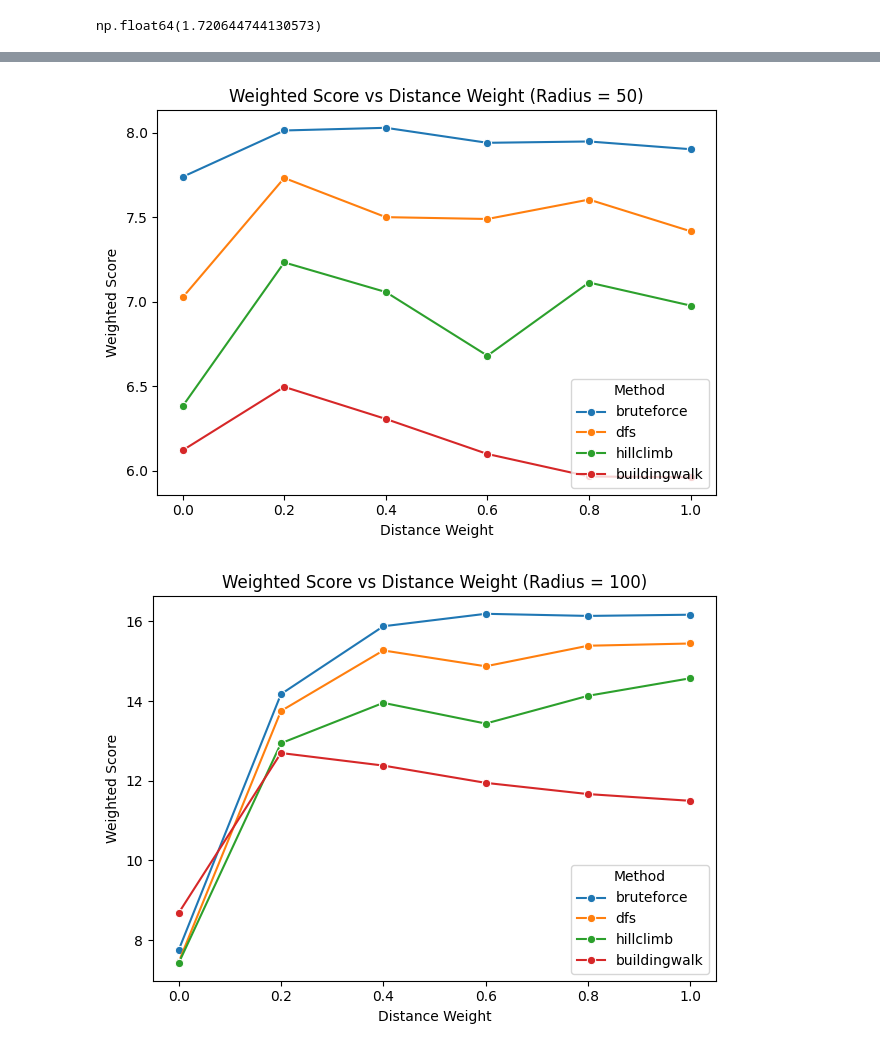
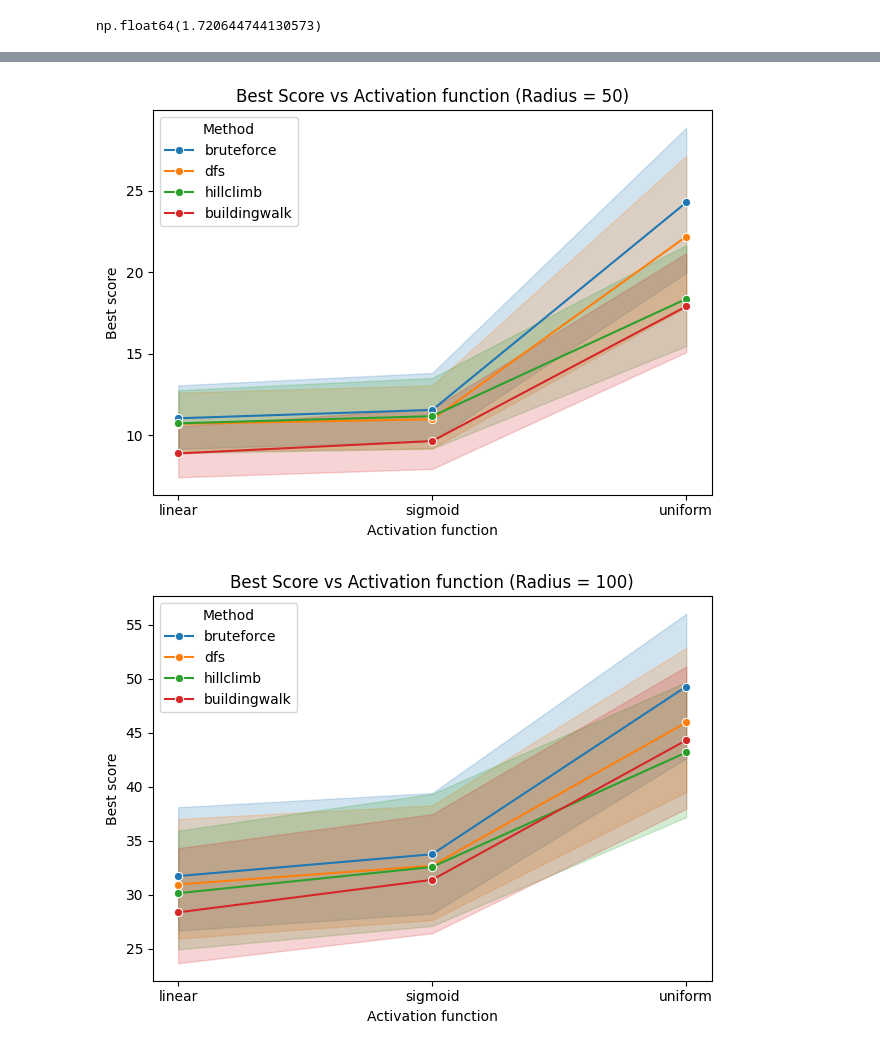
Before and after one commit to lewenhagen/AI_Enhanced_Method_for_Improved_CCTV_Camera_Placement, a Jupyter notebook: experiment-result.ipynb, the cells around one changed output, grey strips where cells are left out. Drawn from its saved outputs; the diff is of its cells as text; code cells hidden in the pictures.

```diff
--- a/experiment-result.ipynb
+++ b/experiment-result.ipynb
@@ -5,14 +5,15 @@ import pandas as pd
 import matplotlib.pyplot as plt
 import seaborn as sns
 import json
+import numpy as np
 
-exp_json = "./experiment-20260213.json"
+exp_json = "./experiment-20260218.json"
 
 methods = ["bruteforce", "dfs", "hillclimb", "buildingwalk"]
 
 df = pd.read_json(exp_json)
 df.to_pickle("experiment.pickle")
-df.to_csv("experiment-20260211.csv")
+df.to_csv("experiment-20260218.csv")
 #print("Experiment:")
 #print(df)
 # %%
@@ -41,30 +42,30 @@ plt.show()
 # %%
 import matplotlib.pyplot as plt
 import seaborn as sns
 
 radii = sorted(df["radius"].unique())
 
 for r in radii:
     plt.figure()
 
-    subset = df[df["radius"] == r].sort_values(["method", "dist_weight"])
+    subset = df[df["radius"] == r].sort_values(["method", "activation_function"])
 
     sns.lineplot(
         data=subset,
-        x="dist_weight",
-        y="weighted_score",
+        x="activation_function",
+        y="best_score",
         hue="method",
         hue_order=methods,
         marker="o",
-        errorbar=None
+        #errorbar=None
     )
 
-    plt.xlabel("Distance Weight")
-    plt.ylabel("Weighted Score")
-    plt.title(f"Weighted Score vs Distance Weight (Radius = {r})")
+    plt.xlabel("Activation function")
+    plt.ylabel("Best score")
+    plt.title(f"Best Score vs Activation function (Radius = {r})")
     plt.legend(title="Method")
     plt.tight_layout()
     plt.show()
 # %% [output]
-[figure, old version]
+[figure, new version]
-[figure, old version]
+[figure, new version]
```
Also changed, not shown: parts of 6 cells of this notebook, 1 other file.
